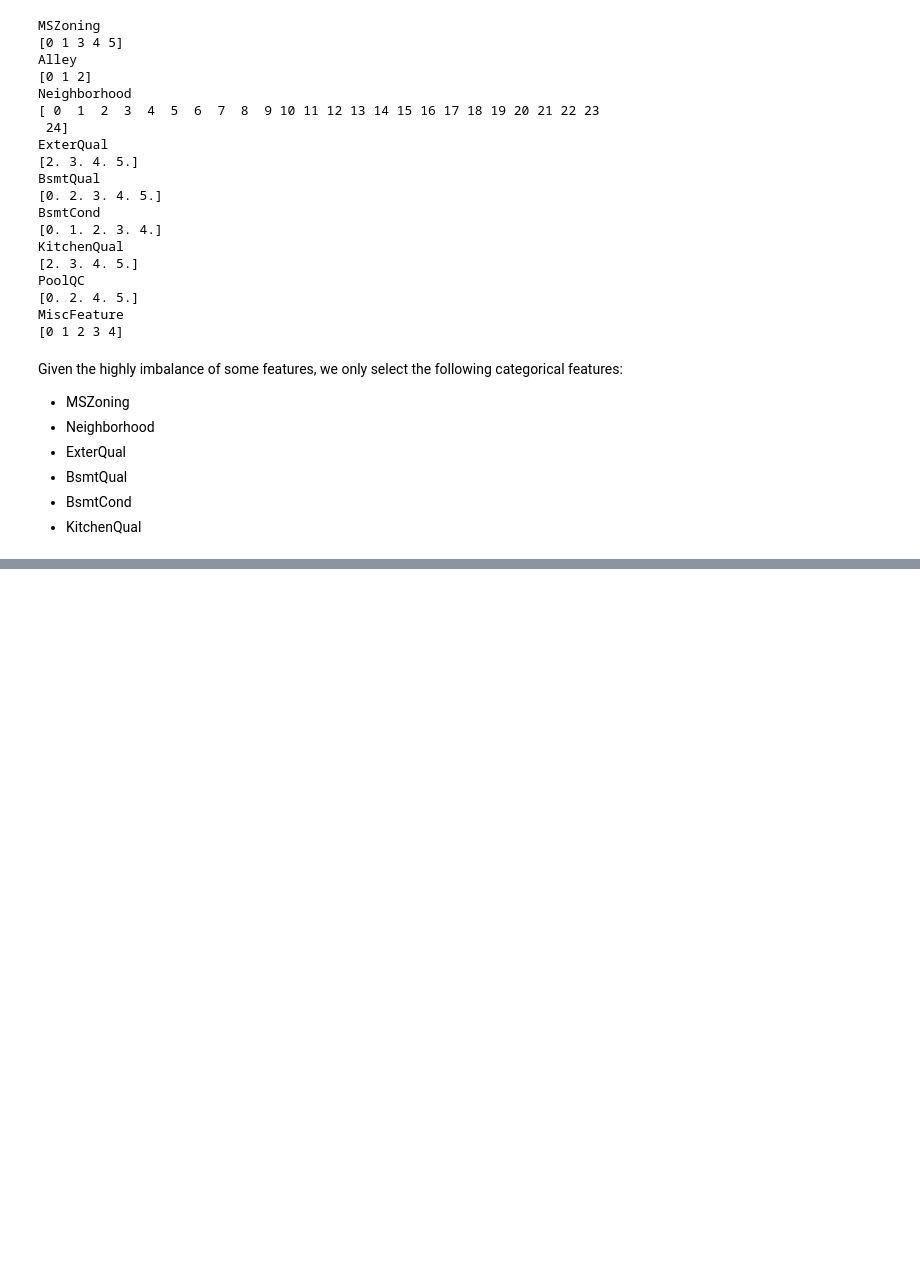
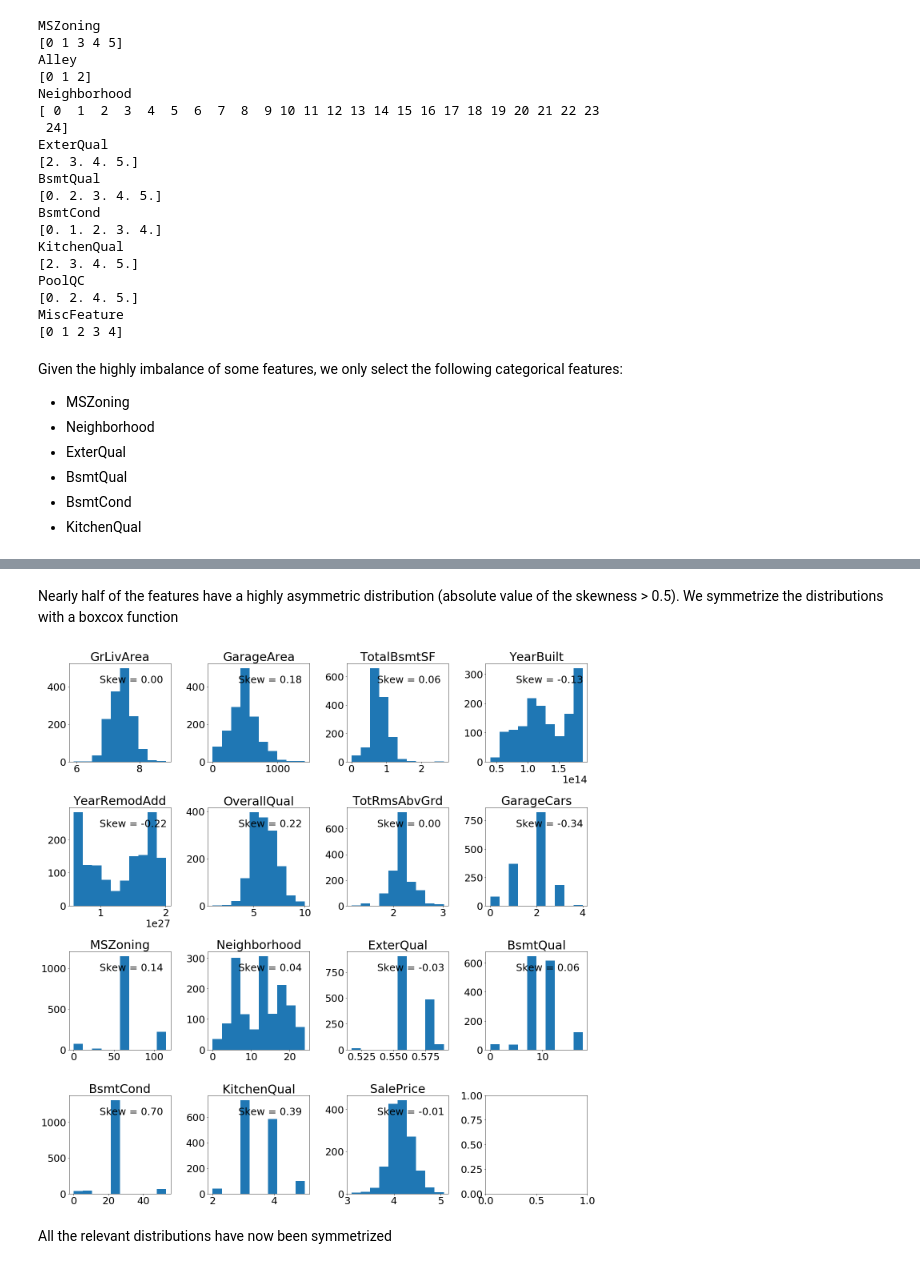
Before and after one commit to flucarelli94/MachineLearning_projects, a Jupyter notebook: House prices/Sale_price_prediction.ipynb, the cells around one changed output, grey strips where cells are left out. Cells and saved outputs as stored; diff of their text form; code cells hidden in the pictures; blank space fills up the shorter version.

```diff
--- a/House prices/Sale_price_prediction.ipynb
+++ b/House prices/Sale_price_prediction.ipynb
@@ -465,0 +494,6 @@ Given the highly imbalance of some features, we only select the following catego
+# %%
+skewness = pd.DataFrame({
+    'feature': sel_features,
+    'skewness': skew
+})
+skewness.sort_values(by=['skewness'], ascending=False)
@@ -465,0 +516,33 @@ Given the highly imbalance of some features, we only select the following catego
+# %% [markdown]
+Nearly half of the features have a highly asymmetric distribution (absolute value of the skewness > 0.5). We symmetrize the distributions with a boxcox function
+# %%
+skewed_features = skewness['feature'][np.abs(skewness['skewness'])>0.5]
+
+for feat in skewed_features:
+    train_init[feat] = boxcox(1+train_init[feat])[0]
+    test_init[feat]  = boxcox(1+test_init[feat])[0]
+
+train_init['SalePrice'] = boxcox(1+train_init['SalePrice'])[0]
+# %%
+nrows, ncols = 4, 4
+fig, axs = plt.subplots(nrows=nrows, ncols=ncols, figsize=(20, 20))
+
+skew = []
+for ivar, var in enumerate(sel_features):
+    row = int(ivar/ncols)
+    col = ivar%ncols
+    axs[row, col].hist(train_init[var])
+    axs[row, col].set_title(var)
+    skew.append(train_init[var].skew())
+    axs[row,col].text(0.3, 0.8, 'Skew = {:.2f}'.format(skew[-1]), transform=axs[row, col].transAxes)
+
+axs[3, 2].hist(train_init['SalePrice'])
+axs[3, 2].text(0.3, 0.8, 'Skew = {:.2f}'.format(train_init['SalePrice'].skew()), transform=axs[3, 2].transAxes)
+axs[3, 2].set_title('SalePrice')
+
+plt.tight_layout()
+plt.show()
+# %% [output]
+[figure, added]
+# %% [markdown]
+All the relevant distributions have now been symmetrized
```
Also changed, not shown: parts of 8 cells of this notebook.
